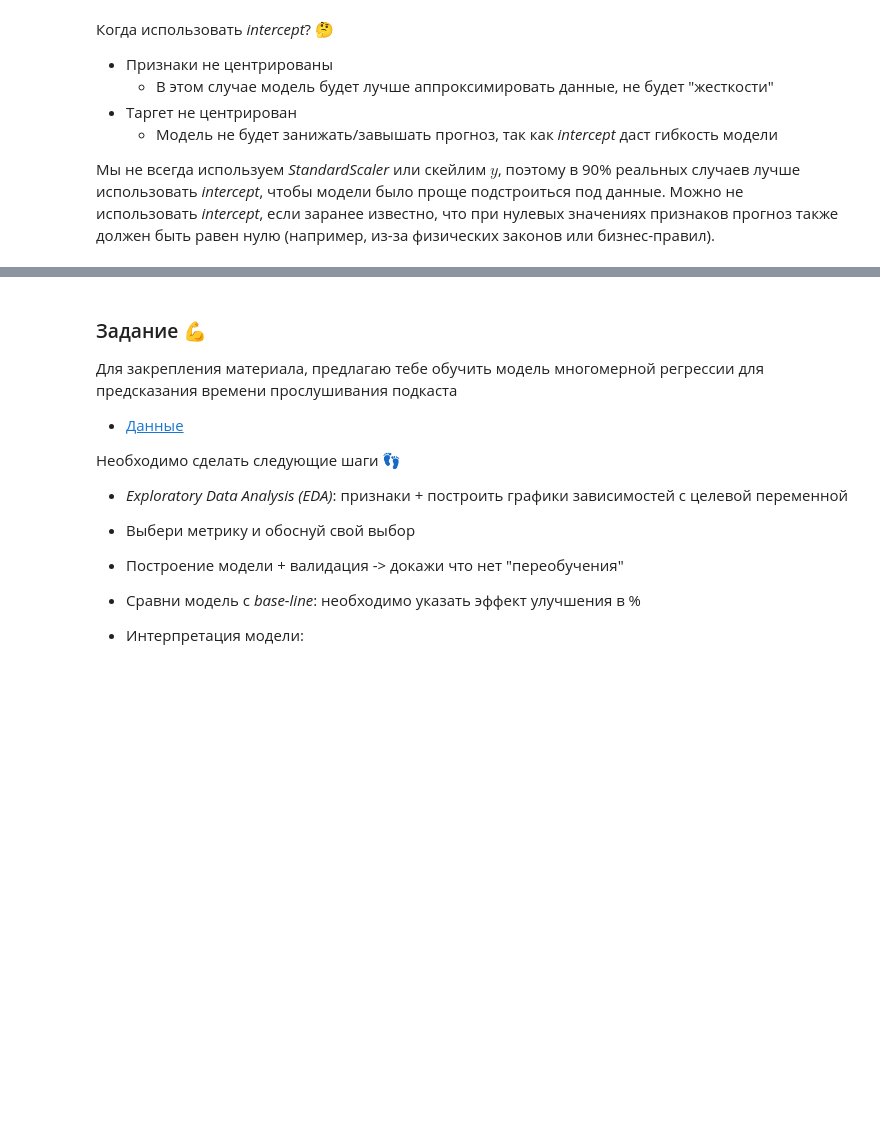
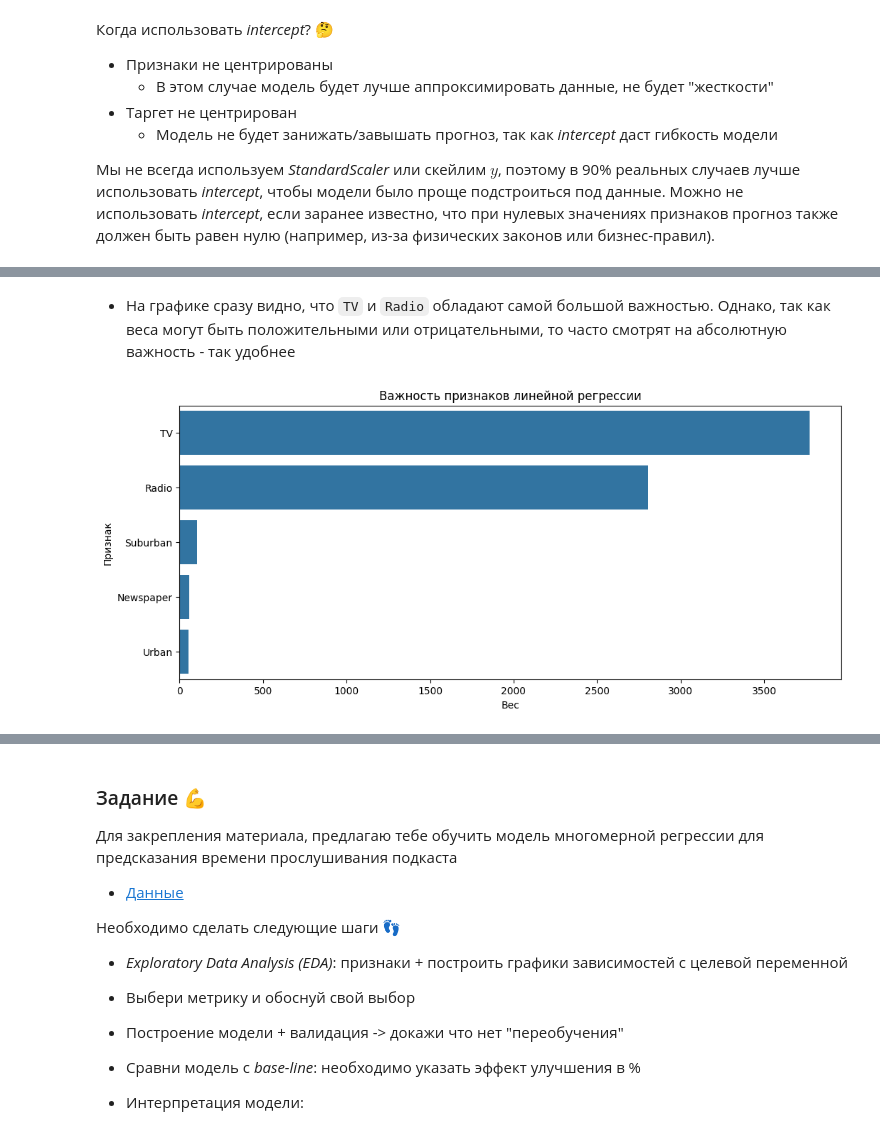
Before and after one commit to Raskoshinskii/ML-Course, a Jupyter notebook: regression/multivariate_linear_regression.ipynb, the cells around one changed output, grey strips where cells are left out. Saved outputs shown, nothing was run; the diff lists cells and outputs as text; code cells hidden in the pictures; blank space fills up the shorter version.

```diff
--- a/regression/multivariate_linear_regression.ipynb
+++ b/regression/multivariate_linear_regression.ipynb
@@ -1649,0 +1689,15 @@ $$
+# %% [markdown]
+- На графике сразу видно, что `TV` и `Radio` обладают самой большой важностью. Однако, так как веса могут быть положительными или отрицательными, то часто смотрят на абсолютную важность - так удобнее
+# %%
+# построим график абсолютной важности фичей
+feature_imp_df['weight_abs'] = feature_imp_df['weight'].abs()
+feature_imp_df = feature_imp_df.sort_values('weight_abs', ascending=False)
+
+plt.figure(figsize=(12,5))
+sns.barplot(x='weight_abs', y='feature_name', data=feature_imp_df)
+plt.title('Важность признаков линейной регрессии')
+plt.xlabel('Вес')
+plt.ylabel('Признак')
+plt.show()
+# %% [output]
+[figure, added]
```
Also changed, not shown: parts of 35 cells of this notebook, 2 other files.
